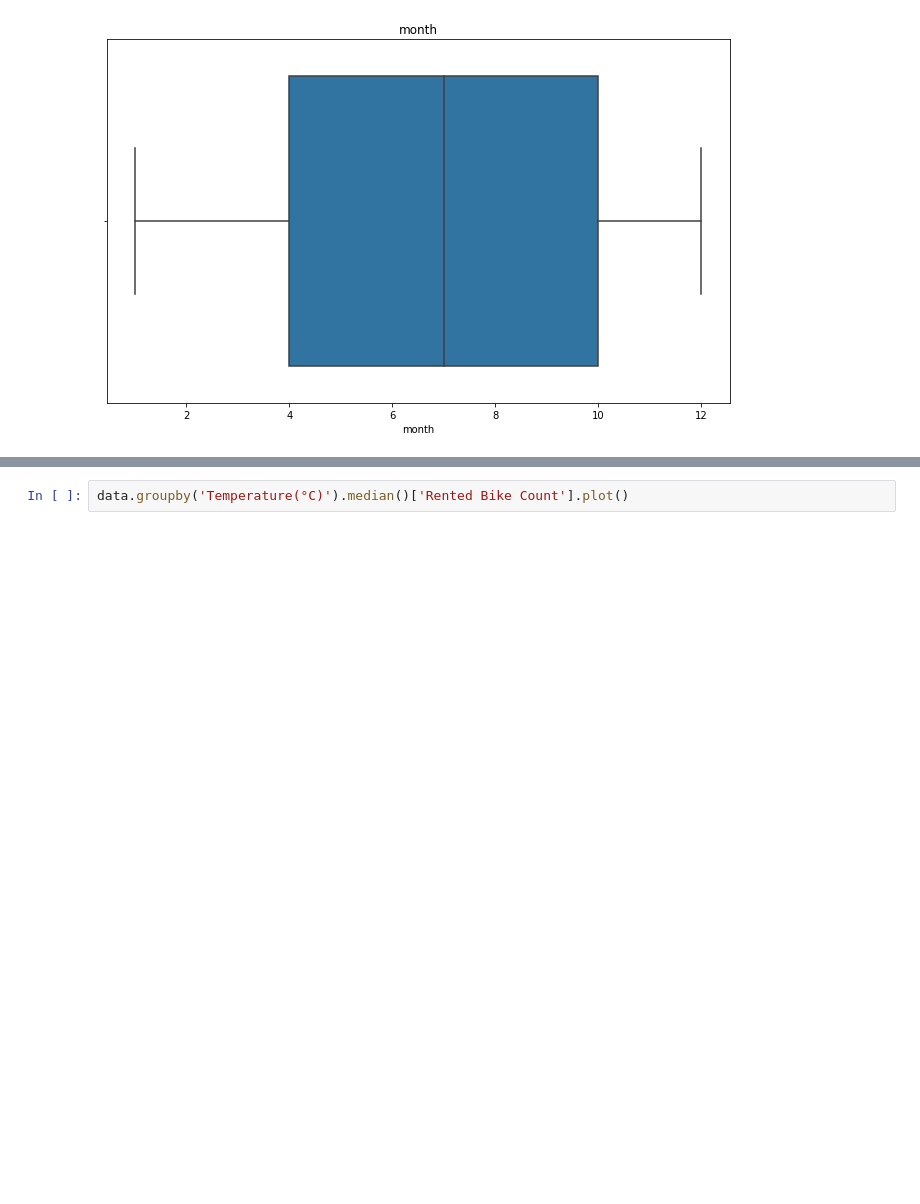
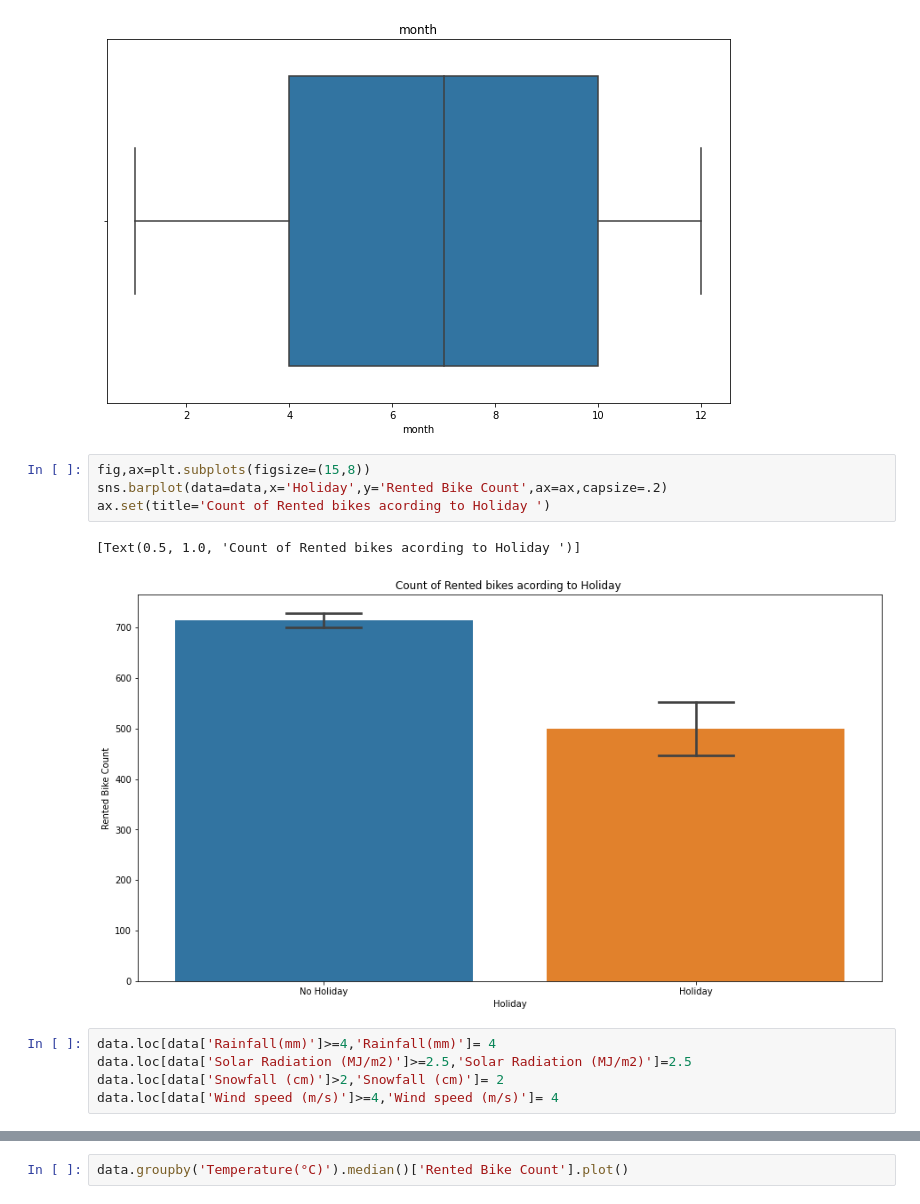
Before and after one commit to Shrez7961/Bike-Sharing-Demand-Prediction, a Jupyter notebook: Bike_Sharing_Demand_Prediction_Capstone_Project.ipynb, the cells around one changed output, grey strips where cells are left out. Drawn from its saved outputs; the diff is of its cells as text; blank space fills up the shorter version.

```diff
--- a/Bike_Sharing_Demand_Prediction_Capstone_Project.ipynb
+++ b/Bike_Sharing_Demand_Prediction_Capstone_Project.ipynb
@@ -172,3 +186,15 @@ plt.show()
 [figure]
 [figure]
 [figure]
+# %%
+fig,ax=plt.subplots(figsize=(15,8))
+sns.barplot(data=data,x='Holiday',y='Rented Bike Count',ax=ax,capsize=.2)
+ax.set(title='Count of Rented bikes acording to Holiday ')
+# %% [output]
+[Text(0.5, 1.0, 'Count of Rented bikes acording to Holiday ')]
+[figure, added]
+# %%
+data.loc[data['Rainfall(mm)']>=4,'Rainfall(mm)']= 4
+data.loc[data['Solar Radiation (MJ/m2)']>=2.5,'Solar Radiation (MJ/m2)']=2.5
+data.loc[data['Snowfall (cm)']>2,'Snowfall (cm)']= 2
+data.loc[data['Wind speed (m/s)']>=4,'Wind speed (m/s)']= 4
```
Also changed, not shown: parts of 10 cells of this notebook.
